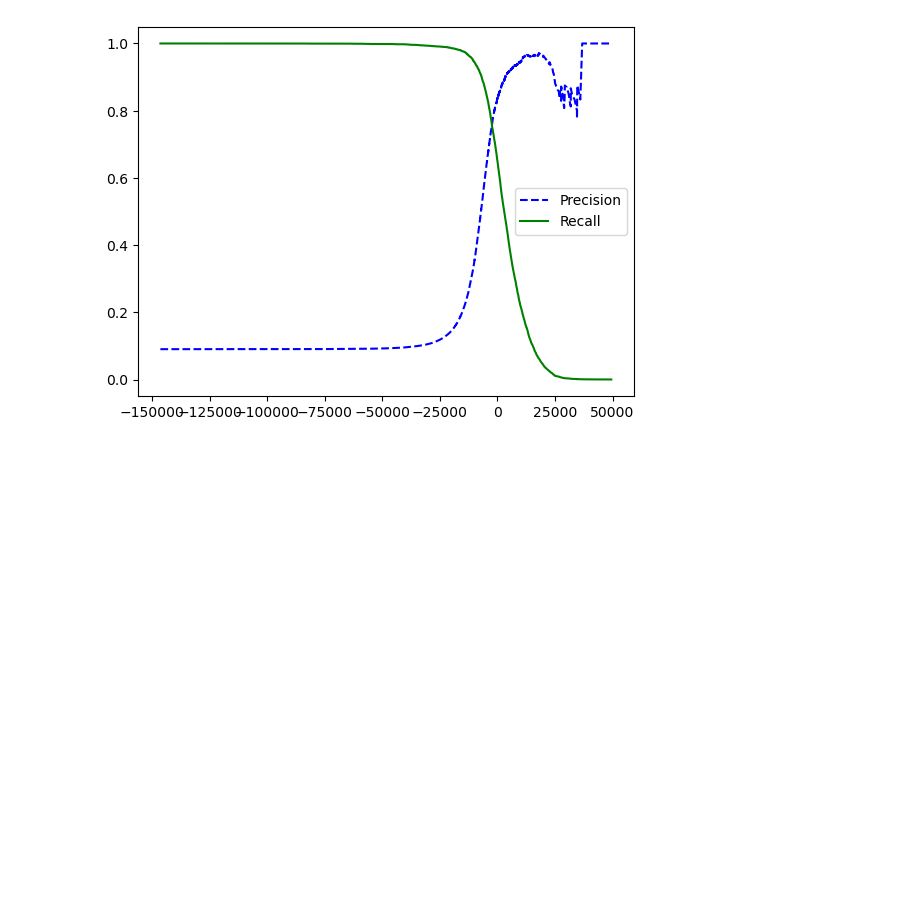
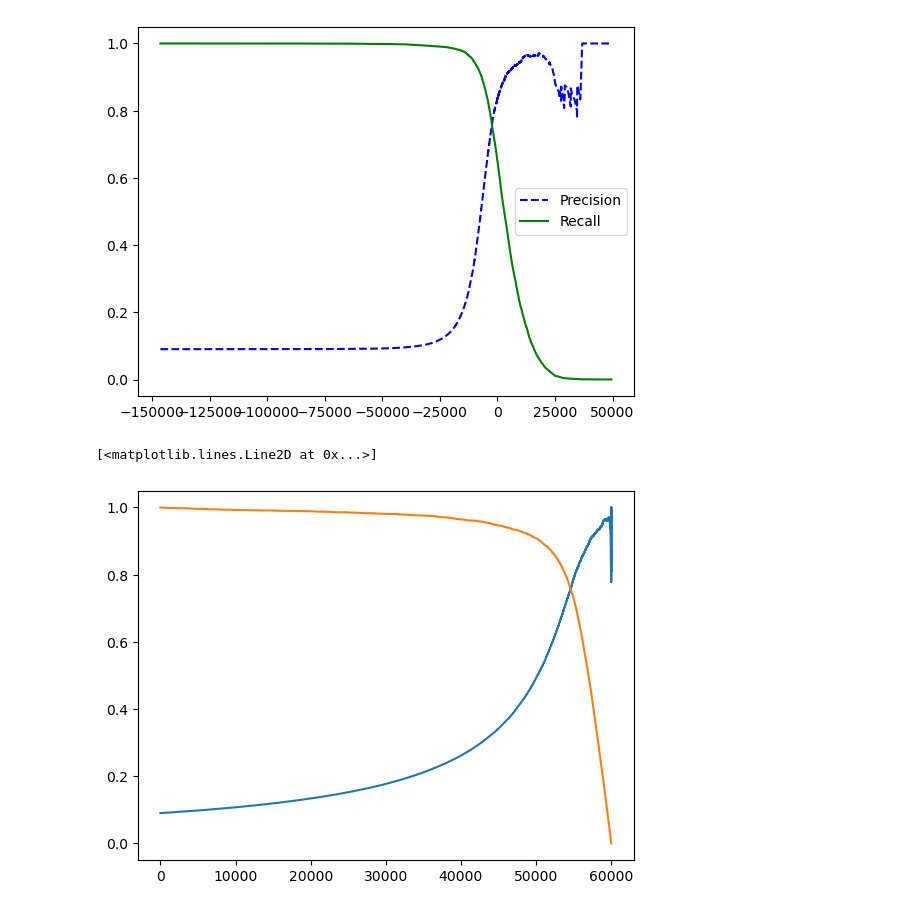
Before and after one commit to Haji-Suleman/ml-classification-andrew-ng, a Jupyter notebook: classification.ipynb, the cells around one changed output. Drawn from its saved outputs; the diff is of its cells as text; code cells hidden in the pictures; blank space fills up the shorter version.

Commit message:
Precision vs recall

```diff
--- a/classification.ipynb
+++ b/classification.ipynb
@@ -168,3 +169,9 @@ plt.legend()
 plt.show()
 # %% [output]
 [figure]
+# %%
+plt.plot(precision, label="precision")
+plt.plot(recall,label="recall")
+# %% [output]
+[<matplotlib.lines.Line2D at 0x...>]
+[figure, added]
```
Also changed, not shown: parts of 2 cells of this notebook, 1 other file.
